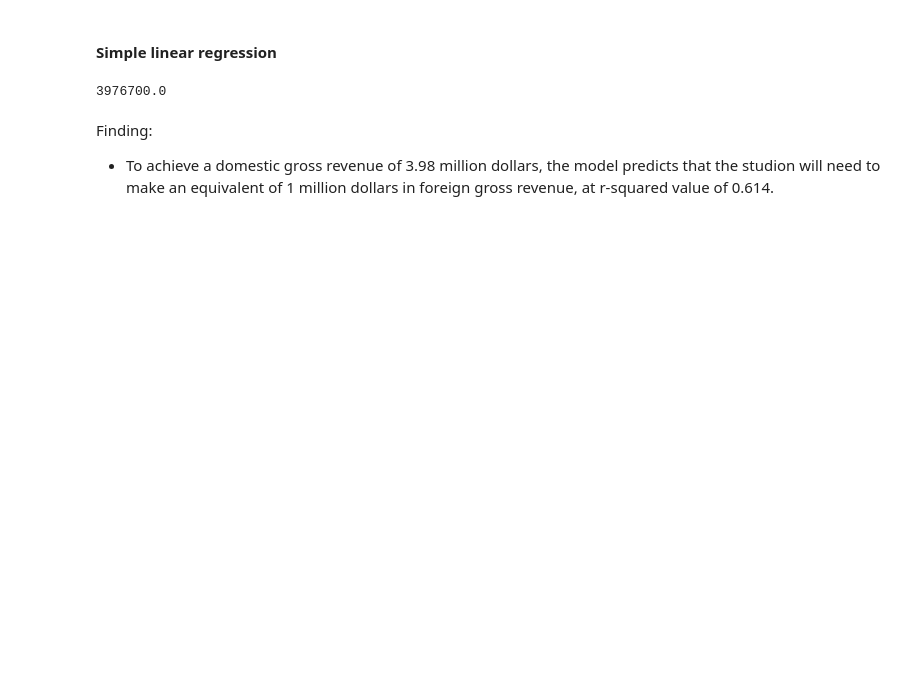
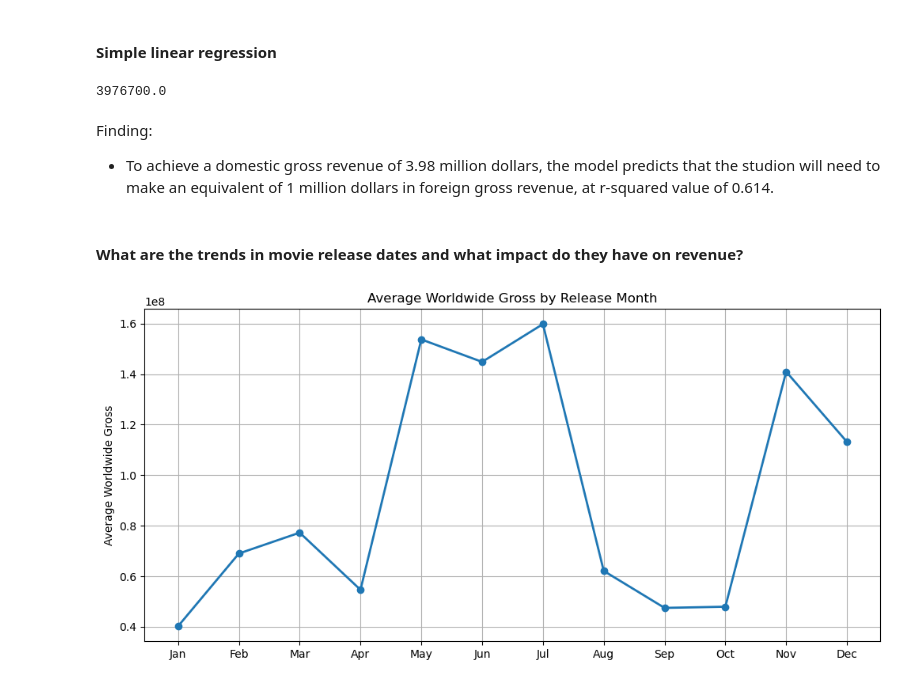
Before and after one commit to gkipkirui1/DSC_PT08P2_Phase_2_Project_Grp_1_Final, a Jupyter notebook: Index.ipynb, the cells around one changed output. Saved outputs shown, nothing was run; the diff lists cells and outputs as text; code cells hidden in the pictures; blank space fills up the shorter version.

Commit message:
update of readme.md and index.ipynb files

```diff
--- a/Index.ipynb
+++ b/Index.ipynb
@@ -1000,3 +1021,37 @@ domestic_gross_2
 # %% [markdown]
 Finding:
 * To achieve a domestic gross revenue of 3.98 million dollars, the model predicts that the studion will need to make an equivalent of 1 million dollars in foreign gross revenue, at r-squared value of 0.614.
+# %% [markdown]
+#### What are the trends in movie release dates and what impact do they have on revenue?
+# %%
+#Extract month from the release date column
+merged_df["month"] = merged_df["release_date"].dt.month
+
+#Extract year from the release date column
+merged_df["year"] = merged_df["release_date"].dt.year
+
+
+# Group by month and calculate the domestic and worldwide gross
+monthly_gross_avg = merged_df.groupby('month').agg({'domestic_gross': ['mean', 'count'],
+'worldwide_gross': 'mean'}).round(2)
+
+# Renaming column names
+monthly_gross_avg.columns = ['avg_domestic', 'movie_count', 'avg_worldwide']
+
+monthly_gross_avg = monthly_gross_avg.reset_index()
+
+months = ['Jan', 'Feb', 'Mar', 'Apr', 'May', 'Jun', 'Jul', 'Aug', 'Sep', 'Oct', 'Nov', 'Dec']
+# %%
+# Create visualization
+plt.figure(figsize=(12, 12))
+
+#Plot of Average Worldwide Gross by Month
+x = months
+y = monthly_gross_avg['avg_worldwide']
+plt.subplot(2, 1, 1)
+plt.plot(x, y,  marker='o', linewidth=2)
+plt.title('Average Worldwide Gross by Release Month')
+plt.ylabel('Average Worldwide Gross')
+plt.grid(True)
+# %% [output]
+[figure, added]
```
Also changed, not shown: parts of 16 cells of this notebook, 1 other file.
